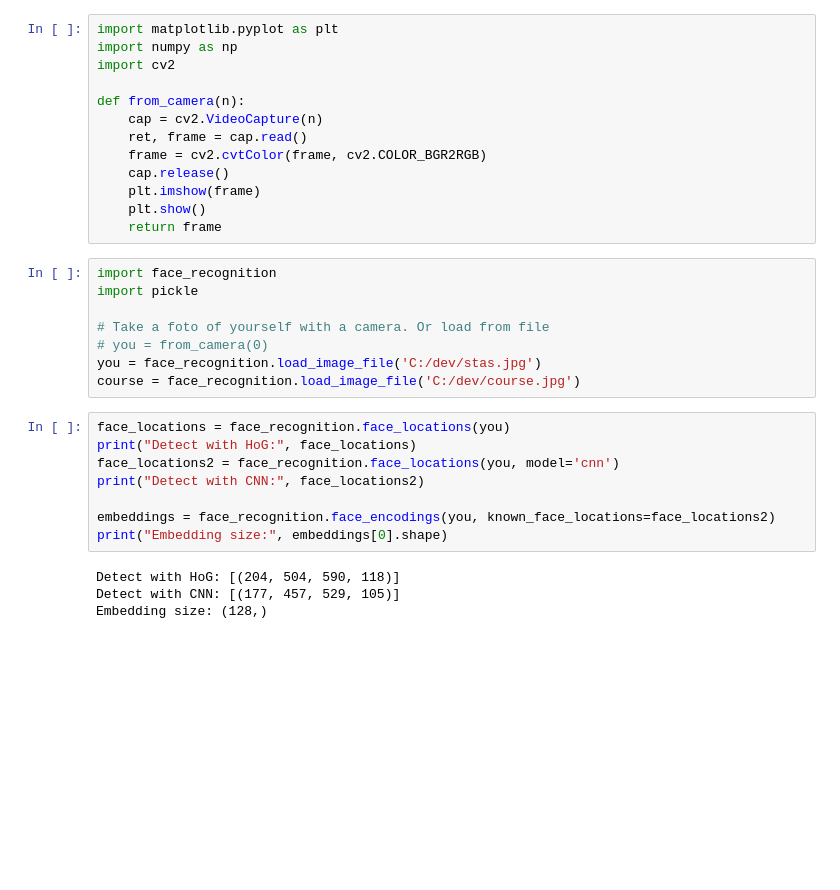
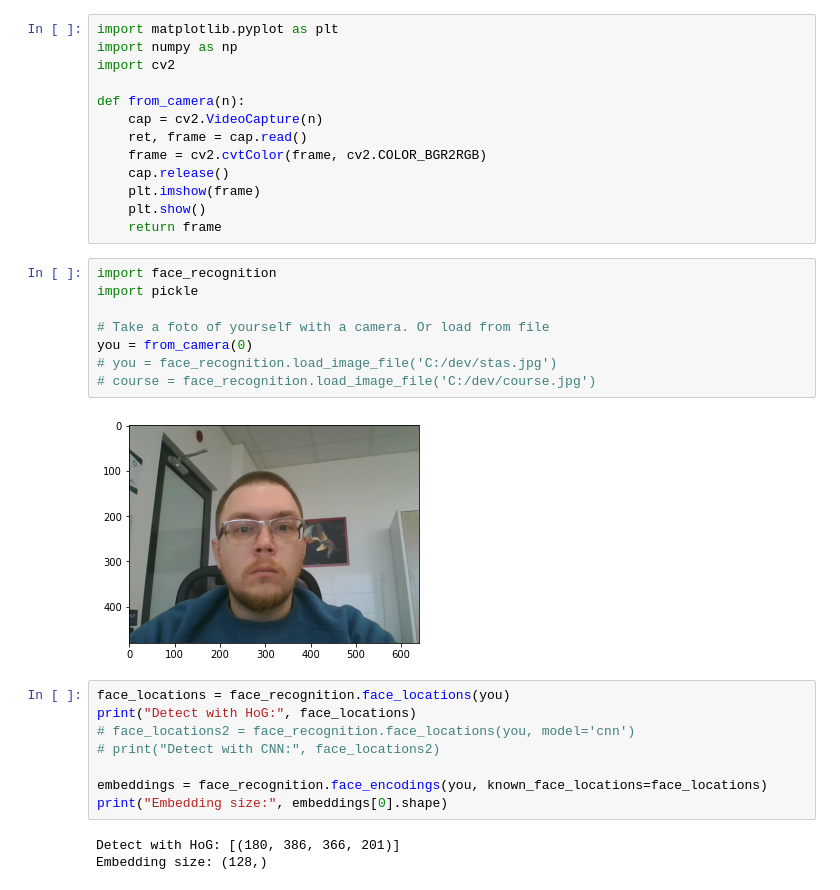
Before and after one commit to hsu-ai-course/hsu.ai, a Jupyter notebook: code/14. Face recognition.ipynb, the cells around one changed output. Saved outputs shown, nothing was run; the diff lists cells and outputs as text; blank space fills up the shorter version.

```diff
--- a/code/14. Face recognition.ipynb
+++ b/code/14. Face recognition.ipynb
@@ -23,22 +21,23 @@ def from_camera(n):
 # %%
 import face_recognition
 import pickle
 
 # Take a foto of yourself with a camera. Or load from file
-# you = from_camera(0)
-you = face_recognition.load_image_file('C:/dev/stas.jpg')
-course = face_recognition.load_image_file('C:/dev/course.jpg')
+you = from_camera(0)
+# you = face_recognition.load_image_file('C:/dev/stas.jpg')
+# course = face_recognition.load_image_file('C:/dev/course.jpg')
+# %% [output]
+[figure, added]
 # %%
 face_locations = face_recognition.face_locations(you)
 print("Detect with HoG:", face_locations)
-face_locations2 = face_recognition.face_locations(you, model='cnn')
-print("Detect with CNN:", face_locations2)
+# face_locations2 = face_recognition.face_locations(you, model='cnn')
+# print("Detect with CNN:", face_locations2)
 
-embeddings = face_recognition.face_encodings(you, known_face_locations=face_locations2)
+embeddings = face_recognition.face_encodings(you, known_face_locations=face_locations)
 print("Embedding size:", embeddings[0].shape)
 # %% [output]
-Detect with HoG: [(204, 504, 590, 118)]
-Detect with CNN: [(177, 457, 529, 105)]
+Detect with HoG: [(180, 386, 366, 201)]
 Embedding size: (128,)
 # %%
 import base64
```
Also changed, not shown: parts of 6 cells of this notebook, 2 other files.
